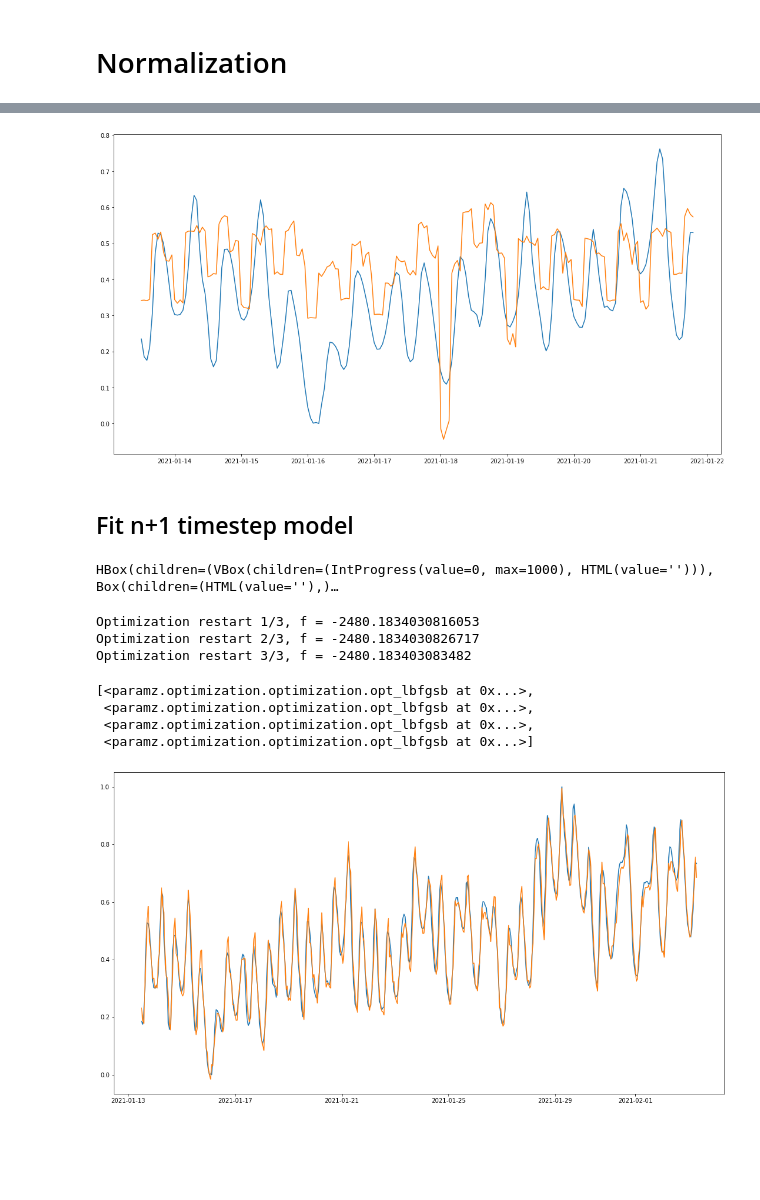
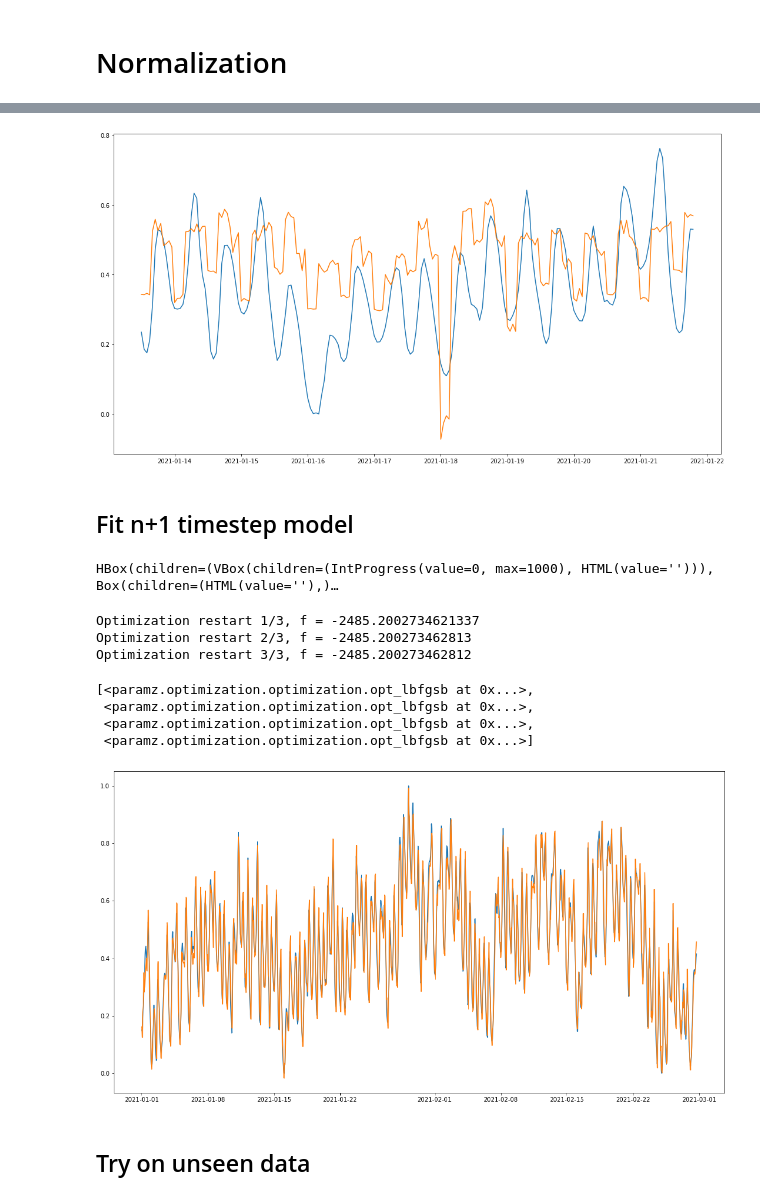
Before and after one commit to bartoszmodelski/mlpw-group, a Jupyter notebook: consumption.ipynb, the cells around one changed output, grey strips where cells are left out. Cells and saved outputs as stored; diff of their text form; code cells hidden in the pictures; blank space fills up the shorter version.

Commit message:
t+1 model on 1yr of data

```diff
--- a/consumption.ipynb
+++ b/consumption.ipynb
@@ -186,13 +186,20 @@ Please replace it with one of the following more specific types
 # Normalization
 # %%
 # X shouldn't be particularly important with rbf/lin/brownian kernel, just get rid of crazy timestamp values
-X_timestamps_normalized = (X_timestamps-np.min(X_timestamps))/(6. * 10**5)
 
-def normalize_single_feature(arr):
-    return ((np.array(arr, ndmin=2) - np.min(arr))/(np.max(arr)-np.min(arr))).T
+normalization_X_timestamps_min = np.min(X_timestamps)
+normalization_X_timestamps_const = (6. * 10**5)
 
+X_timestamps_normalized = (X_timestamps-normalization_X_timestamps_min)/normalization_X_timestamps_const
+
+def normalize_single_feature(arr, arr_min, arr_max):
+    return ((np.array(arr, ndmin=2) - arr_min)/(arr_max-arr_min)).T
+#
 # normalize to [0;1]
-y_normalized = normalize_single_feature(y)
+normalization_y_min = np.min(y)
+normalization_y_max = np.max(y)
+
+y_normalized = normalize_single_feature(y,normalization_y_min,normalization_y_max)
 # %%
 kernel_rbf = GPy.kern.RBF(input_dim=1, variance=5, lengthscale=10)
 #kernel_brownian = GPy.kern.Brownian(input_dim=3, variance=10)
@@ -231,6 +238,14 @@ Please replace it with one of the following more specific types
 # %%
-X_decomp_time_features = np.concatenate((normalize_single_feature(day_of_week),
-                                          normalize_single_feature(time_of_day)),axis=1)
+normalization_day_of_week_min = np.min(day_of_week)
+normalization_day_of_week_max = np.max(day_of_week)
+normalization_time_of_day_min = np.min(time_of_day)
+normalization_time_of_day_max = np.max(time_of_day)
+X_decomp_time_features = np.concatenate((normalize_single_feature(day_of_week,
+                                                                  normalization_day_of_week_min,
+                                                                  normalization_day_of_week_max),
+                                          normalize_single_feature(time_of_day,
+                                                                  normalization_time_of_day_min,
+                                                                  normalization_time_of_day_max)),axis=1)
 
 #X_timestamps_normalized = normalize_single_feature(time_of_day)
 
@@ -285,7 +298,7 @@ ax = fig.add_subplot(111)
 _ = ax.plot(x[start:end], y_normalized[start:end])
 _ = ax.plot(x[start:end], gp_pred[0][start:end])
 # %% [output]
-[figure, old version]
+[figure, new version]
 # %% [markdown]
 ## Fit n+1 timestep model
 # %%
@@ -304,9 +317,9 @@ m.optimize(messages=True)
 m.optimize_restarts(num_restarts = 3)
 # %% [output]
 HBox(children=(VBox(children=(IntProgress(value=0, max=1000), HTML(value=''))), Box(children=(HTML(value=''),)…
-Optimization restart 1/3, f = -2480.1834030816053
-Optimization restart 2/3, f = -2480.1834030826717
-Optimization restart 3/3, f = -2480.183403083482
+Optimization restart 1/3, f = -2485.2002734621337
+Optimization restart 2/3, f = -2485.200273462813
+Optimization restart 3/3, f = -2485.200273462812
 [<paramz.optimization.optimization.opt_lbfgsb at 0x...>,
  <paramz.optimization.optimization.opt_lbfgsb at 0x...>,
  <paramz.optimization.optimization.opt_lbfgsb at 0x...>,
@@ -314,13 +327,15 @@ Optimization restart 3/3, f = -2480.183403083482
 # %%
 gp_pred = m.predict(X_decomp_time_and_previous_step)
 
-start = 300
-end = 800
+start = 0
+end = 1410
 
 fig = plt.figure()
 fig.set_size_inches(18.5, 10)
 ax = fig.add_subplot(111)
 _ = ax.plot(x[start:end], y_normalized_without_first[start:end])
 _ = ax.plot(x[start:end], gp_pred[0][start:end])
 # %% [output]
-[figure, old version]
+[figure, new version]
+# %% [markdown]
+## Try on unseen data
```
Also changed, not shown: parts of 8 cells of this notebook.
